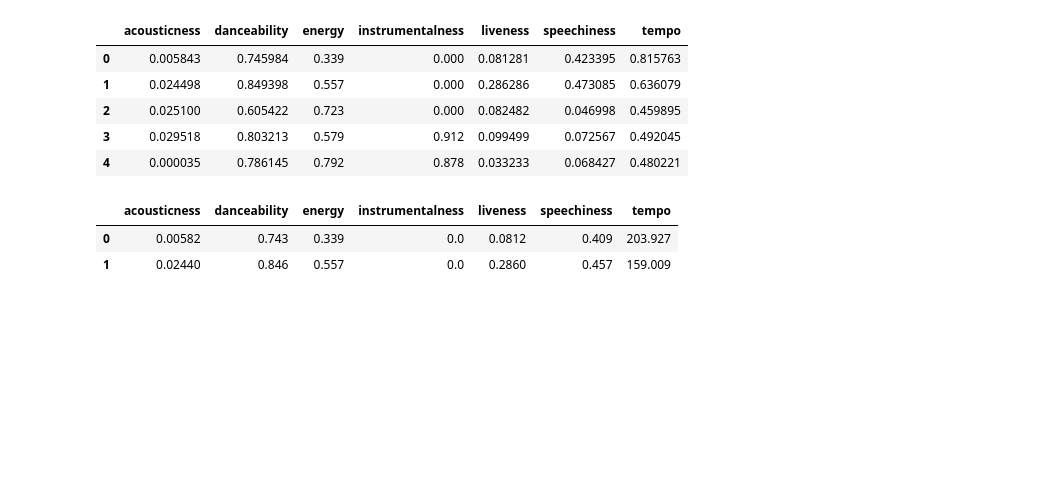
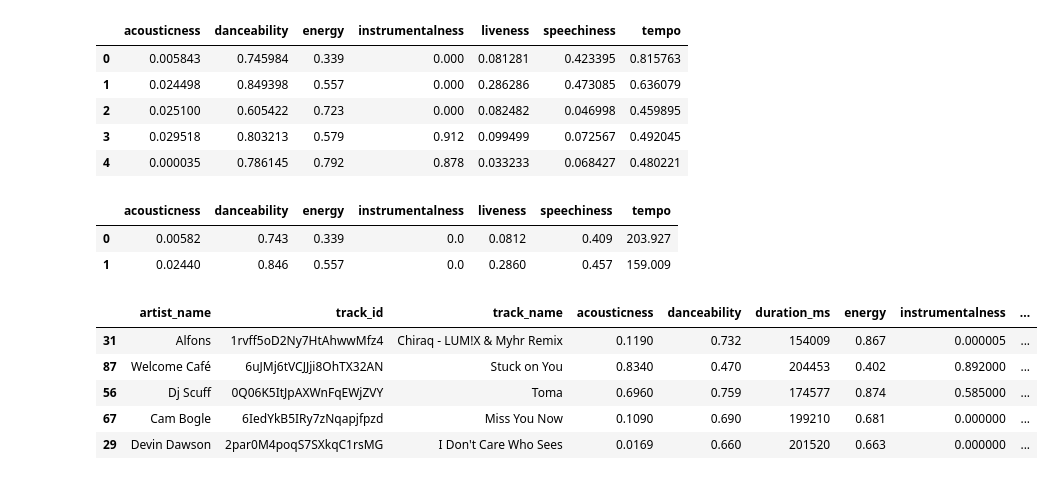
Before and after one commit to spotify-ss/data-science, a Jupyter notebook: plotly_app/Spotify.ipynb, the cells around one changed output. Drawn from its saved outputs; the diff is of its cells as text; code cells hidden in the pictures; blank space fills up the shorter version.

```diff
--- a/plotly_app/Spotify.ipynb
+++ b/plotly_app/Spotify.ipynb
@@ -320,19 +320,27 @@ data.to_json('spoopy.json')
 # %%
 import pandas as pd
 from numpy import array
 from numpy import mean
 from numpy import cov
 from numpy.linalg import eig
 
 
 from sklearn.preprocessing import StandardScaler
-
+df = df.sample(100)
 # Separating out the features
-x = df.loc[:, categories][:100].values
+x = df.loc[:, categories].values
 # Separating out the target
-y = df.loc[:,['track_name']][:100].values
+y = df.loc[:,['track_name']].values
 # Standardizing the features
 x = StandardScaler().fit_transform(x)
+df.head()
+# %% [output]
+|  | artist_name | track_id | track_name | acousticness | danceability | duration_ms | energy | instrumentalness | ... |
+| 31 | Alfons | 1rvff5oD2Ny7HtAhwwMfz4 | Chiraq - LUM!X & Myhr Remix | 0.1190 | 0.732 | 154009 | 0.867 | 0.000005 | ... |
+| 87 | Welcome Café | 6uJMj6tVCJJji8OhTX32AN | Stuck on You | 0.8340 | 0.470 | 204453 | 0.402 | 0.892000 | ... |
+| 56 | Dj Scuff | 0Q06K5ItJpAXWnFqEWjZVY | Toma | 0.6960 | 0.759 | 174577 | 0.874 | 0.585000 | ... |
+| 67 | Cam Bogle | 6IedYkB5IRy7zNqapjfpzd | Miss You Now | 0.1090 | 0.690 | 199210 | 0.681 | 0.000000 | ... |
+| 29 | Devin Dawson | 2par0M4poqS7SXkqC1rsMG | I Don't Care Who Sees | 0.0169 | 0.660 | 201520 | 0.663 | 0.000000 | ... |
 # %%
 from sklearn.decomposition import PCA
 pca = PCA(n_components=2)
```
Also changed, not shown: parts of 5 cells of this notebook, 3 other files.
